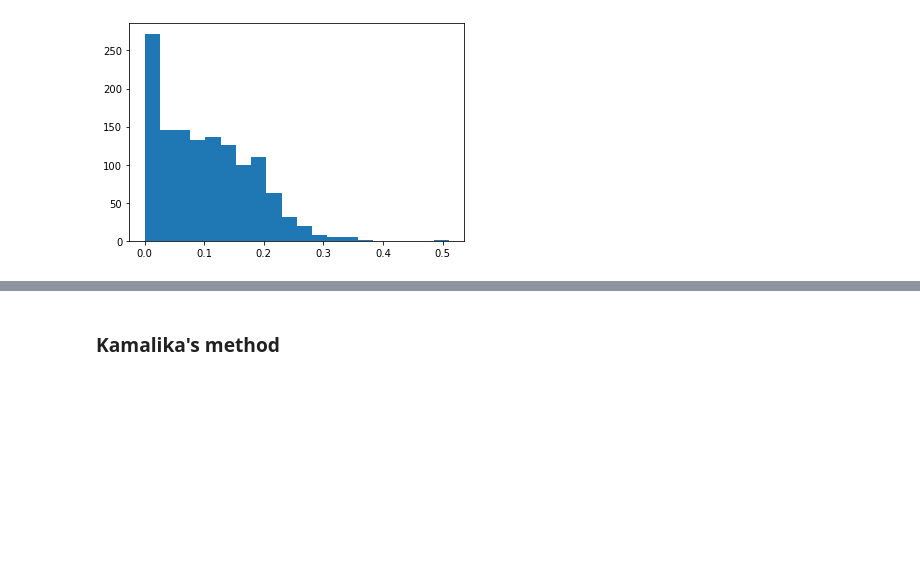
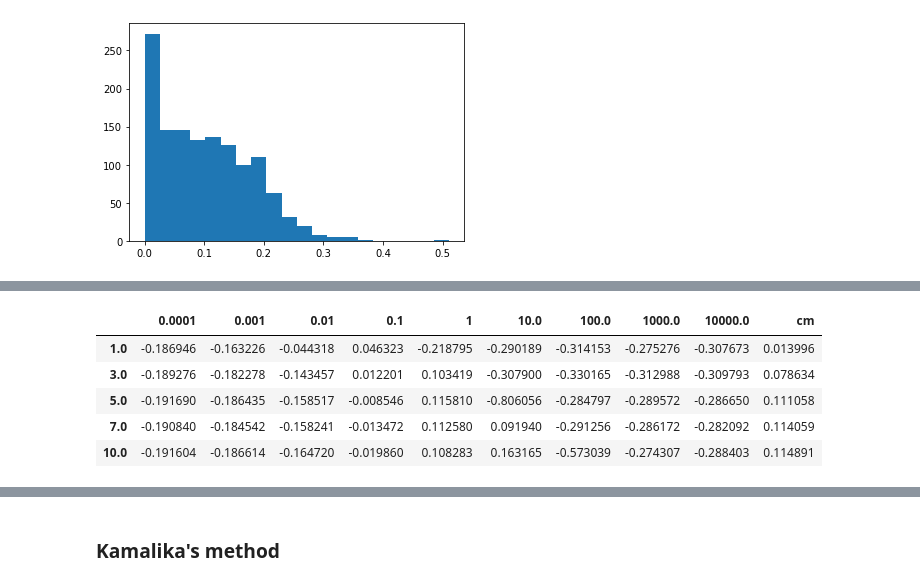
Before and after one commit to jimola/S18_Research, a Jupyter notebook: Python/LogRegChoice.ipynb, the cells around one changed output, grey strips where cells are left out. Drawn from its saved outputs; the diff is of its cells as text; code cells hidden in the pictures; blank space fills up the shorter version.

```diff
--- a/Python/LogRegChoice.ipynb
+++ b/Python/LogRegChoice.ipynb
@@ -401,0 +360,22 @@ magic_errors = pd.concat(magic_errors, ignore_index=True)
+# %%
+if rerun_exps[1]:
+    adult_algos, adult_rsq = get_cm(adult_data, adult_test_cm)
+    pickle.dump(adult_rsq, open(data_folder + 'adult_exp1.pkl', 'wb'))
+else:
+    adult_rsq = pickle.load(open(data_folder+'adult_exp1.pkl', 'rb'))
+# %%
+if rerun_exps[2]:
+    magic_algos, magic_rsq = get_cm(magic_data, magic_test_cm)
+    pickle.dump(magic_rsq, open(data_folder + 'magic_exp1.pkl', 'wb'))
+else:
+    magic_rsq = pickle.load(open(data_folder + 'magic_exp1.pkl', 'rb'))
+# %%
+lending_regrets = lcm.regrets.copy()
+lending_regrets['cm'] = lending_rsq
+#lending_regrets = lending_regrets.loc[~np.all(lending_regrets < 0, axis=1), : ]
+adult_regrets = acm.regrets.copy()
+adult_regrets['cm'] = adult_rsq
+#adult_regrets = adult_regrets.loc[~np.all(adult_regrets < 0, axis=1), : ]
+magic_regrets = mcm.regrets.copy()
+magic_regrets['cm'] = magic_rsq
+#magic_regrets = magic_regrets.loc[~np.all(magic_regrets < 0, axis=1), : ]
@@ -401,0 +384,14 @@ magic_errors = pd.concat(magic_errors, ignore_index=True)
+# %%
+def post_transform(regrets, epsilons):
+    idxs = ~np.all(regrets < 0, axis=1)
+    regrets = regrets.loc[idxs, :]
+    return regrets.groupby(epsilons[idxs]).median()
+# %%
+post_transform(magic_regrets, epsilon_test)
+# %% [output]
+|  | 0.0001 | 0.001 | 0.01 | 0.1 | 1 | 10.0 | 100.0 | 1000.0 | 10000.0 | cm |
+| 1.0 | -0.186946 | -0.163226 | -0.044318 | 0.046323 | -0.218795 | -0.290189 | -0.314153 | -0.275276 | -0.307673 | 0.013996 |
+| 3.0 | -0.189276 | -0.182278 | -0.143457 | 0.012201 | 0.103419 | -0.307900 | -0.330165 | -0.312988 | -0.309793 | 0.078634 |
+| 5.0 | -0.191690 | -0.186435 | -0.158517 | -0.008546 | 0.115810 | -0.806056 | -0.284797 | -0.289572 | -0.286650 | 0.111058 |
+| 7.0 | -0.190840 | -0.184542 | -0.158241 | -0.013472 | 0.112580 | 0.091940 | -0.291256 | -0.286172 | -0.282092 | 0.114059 |
+| 10.0 | -0.191604 | -0.186614 | -0.164720 | -0.019860 | 0.108283 | 0.163165 | -0.573039 | -0.274307 | -0.288403 | 0.114891 |
```
Also changed, not shown: parts of 52 cells of this notebook, 8 other files.
